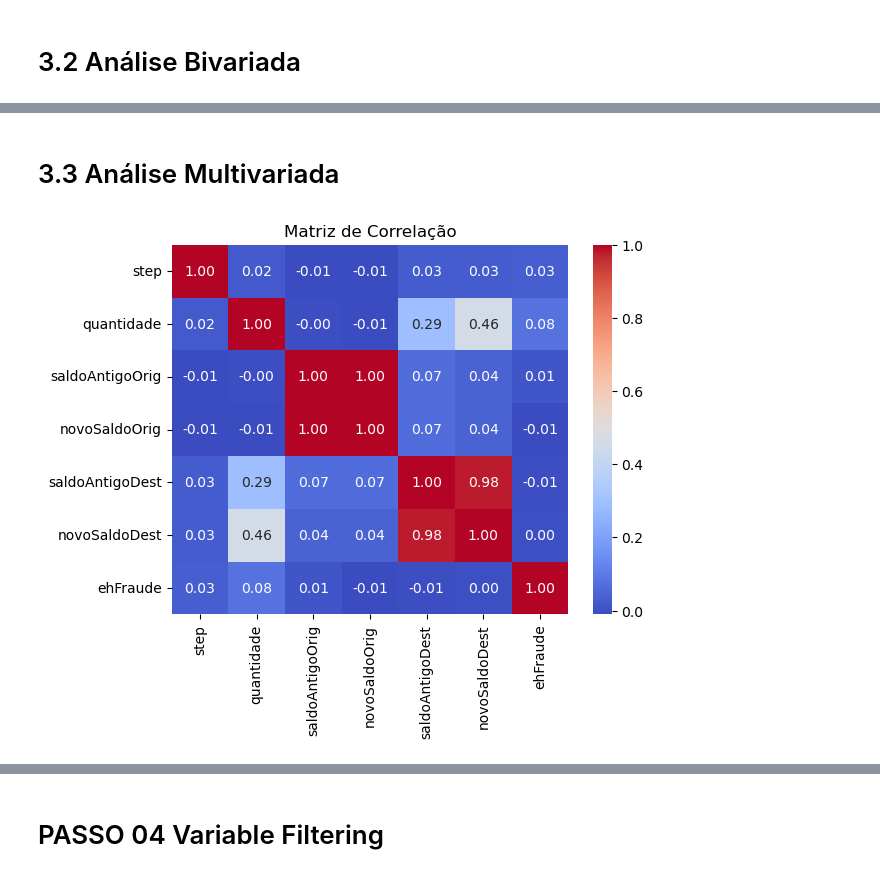
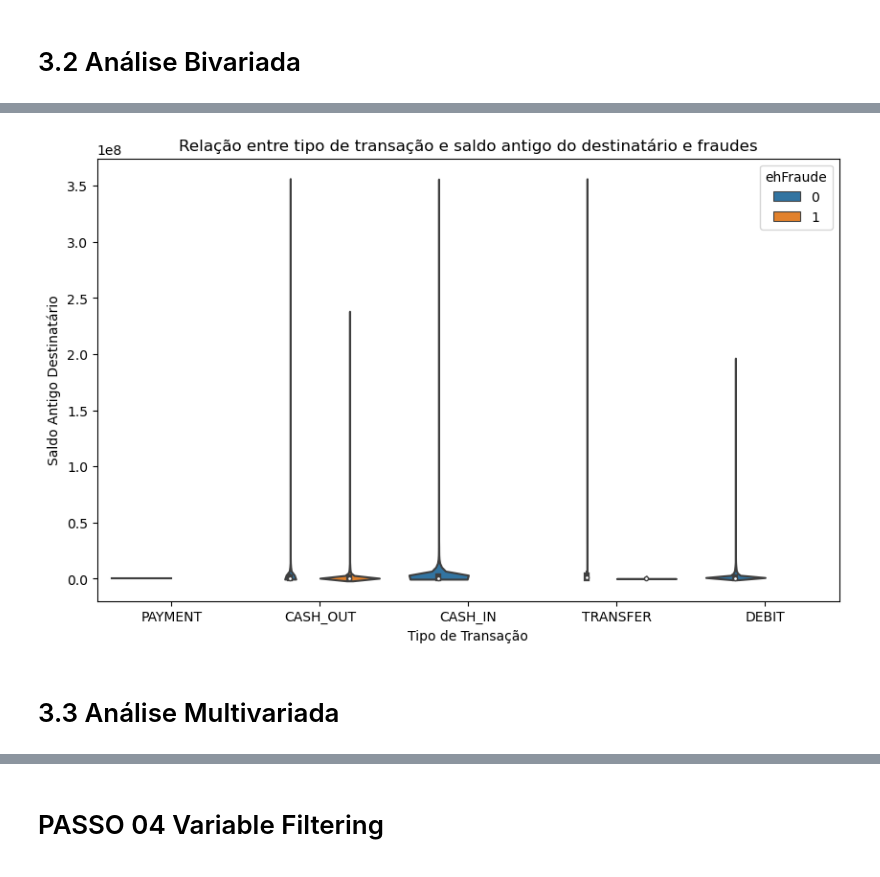
Before and after one commit to erickfog/Online_Fraude, a Jupyter notebook: OnlineFraudDetection.ipynb, the cells around one changed output, grey strips where cells are left out. Saved outputs shown, nothing was run; the diff lists cells and outputs as text; code cells hidden in the pictures.

```diff
--- a/OnlineFraudDetection.ipynb
+++ b/OnlineFraudDetection.ipynb
@@ -410,9 +416,12 @@ plt.show()
+# %%
+#Relação entre o tipo de transação e o saldo antigo do destinatário:
+plt.figure(figsize=(10, 6))
+sns.violinplot(data=train_data, x='tipo', y='saldoAntigoDest', hue='ehFraude')
+plt.title('Relação entre tipo de transação e saldo antigo do destinatário e fraudes')
+plt.xlabel('Tipo de Transação')
+plt.ylabel('Saldo Antigo Destinatário')
+plt.show()
+# %% [output]
+[figure, added]
 # %% [markdown]
 # 3.3 Análise Multivariada
-# %%
-correlation_matrix = train_data.corr()
-sns.heatmap(correlation_matrix, annot=True, cmap='coolwarm', fmt=".2f")
-plt.title('Matriz de Correlação')
-plt.show()
-# %% [output]
-[figure, removed]
```
Also changed, not shown: parts of 108 cells of this notebook.
